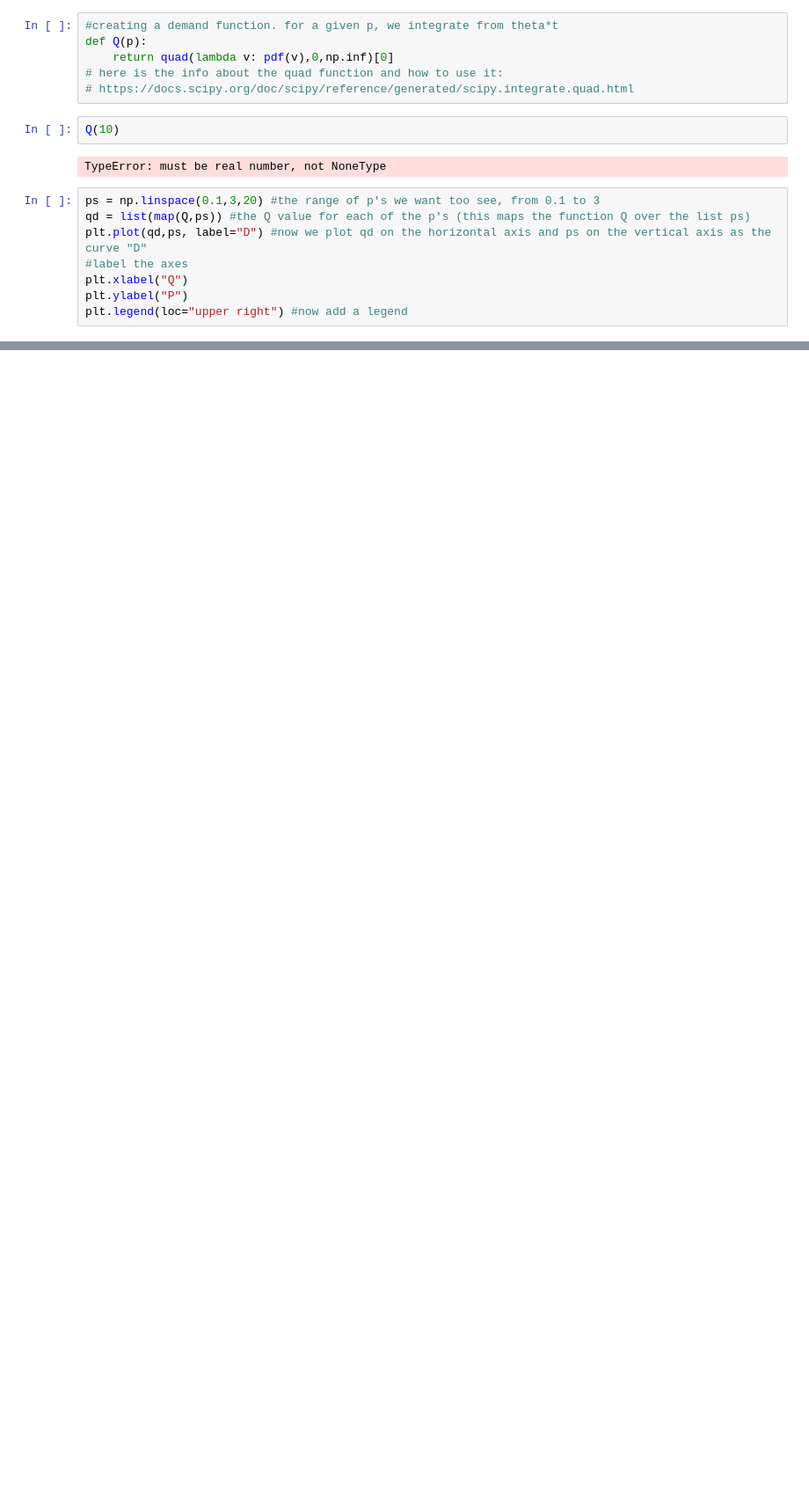
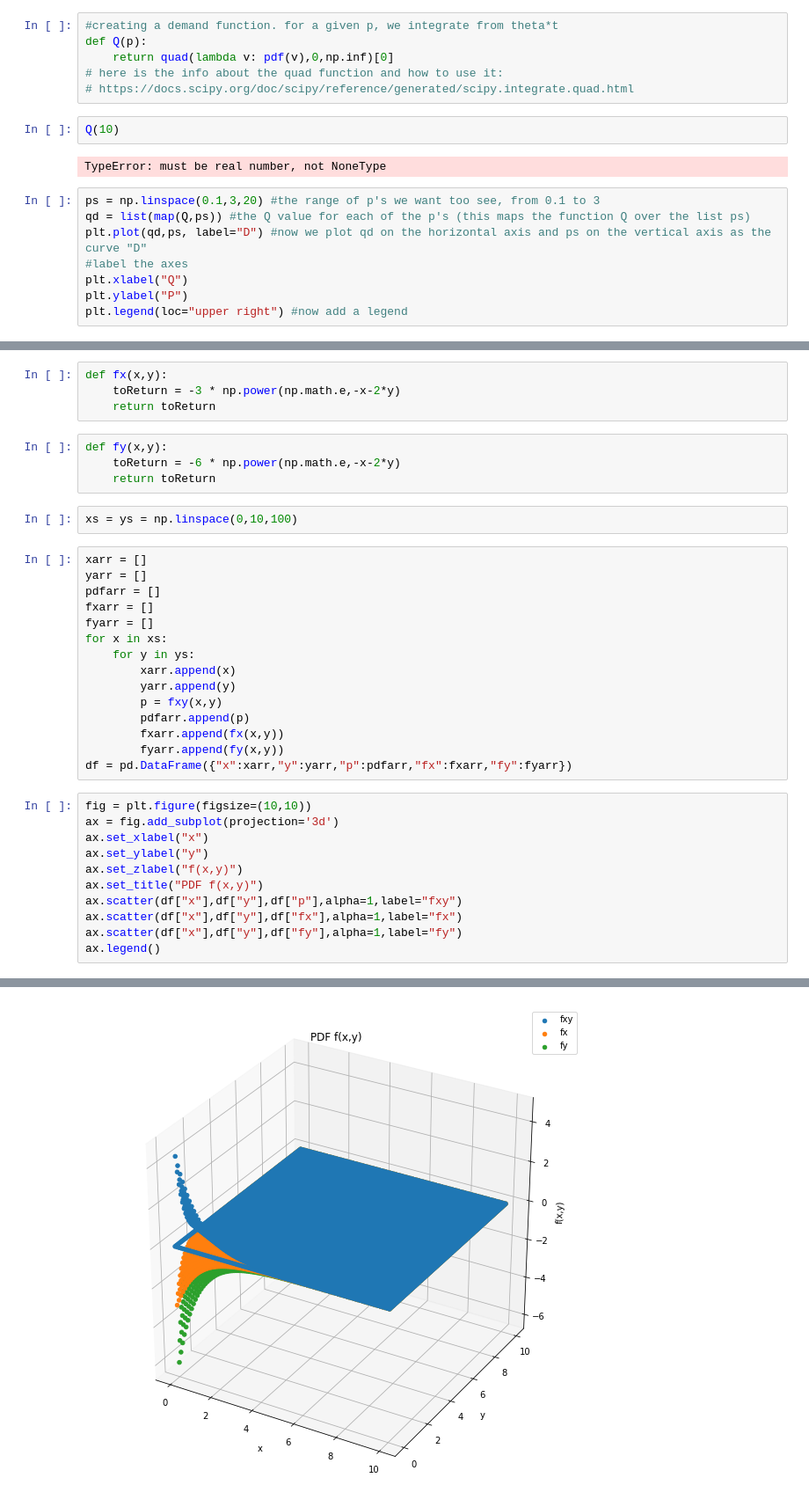
Before and after one commit to noahgarfinkle/Spring2020, a Jupyter notebook: CEE 598 Uncertainty Quantification/Assignments/Assignment 1.ipynb, the cells around one changed output, grey strips where cells are left out. Shown at 88% size. Cells and saved outputs as stored; diff of their text form; blank space fills up the shorter version.

```diff
--- a/CEE 598 Uncertainty Quantification/Assignments/Assignment 1.ipynb
+++ b/CEE 598 Uncertainty Quantification/Assignments/Assignment 1.ipynb
@@ -158,0 +200,37 @@ plt.legend(loc="upper right") #now add a legend
+# %%
+def fx(x,y):
+    toReturn = -3 * np.power(np.math.e,-x-2*y)
+    return toReturn
+# %%
+def fy(x,y):
+    toReturn = -6 * np.power(np.math.e,-x-2*y)
+    return toReturn
+# %%
+xs = ys = np.linspace(0,10,100)
+# %%
+xarr = []
+yarr = []
+pdfarr = []
+fxarr = []
+fyarr = []
+for x in xs:
+    for y in ys:
+        xarr.append(x)
+        yarr.append(y)
+        p = fxy(x,y)
+        pdfarr.append(p)
+        fxarr.append(fx(x,y))
+        fyarr.append(fy(x,y))
+df = pd.DataFrame({"x":xarr,"y":yarr,"p":pdfarr,"fx":fxarr,"fy":fyarr})
+# %%
+fig = plt.figure(figsize=(10,10))
+ax = fig.add_subplot(projection='3d')
+ax.set_xlabel("x")
+ax.set_ylabel("y")
+ax.set_zlabel("f(x,y)")
+ax.set_title("PDF f(x,y)")
+ax.scatter(df["x"],df["y"],df["p"],alpha=1,label="fxy")
+ax.scatter(df["x"],df["y"],df["fx"],alpha=1,label="fx")
+ax.scatter(df["x"],df["y"],df["fy"],alpha=1,label="fy")
+ax.legend()
+# %% [output]
@@ -158,0 +238 @@ plt.legend(loc="upper right") #now add a legend
+[figure, added]
```
Also changed, not shown: parts of 13 cells of this notebook, 1 other file.
